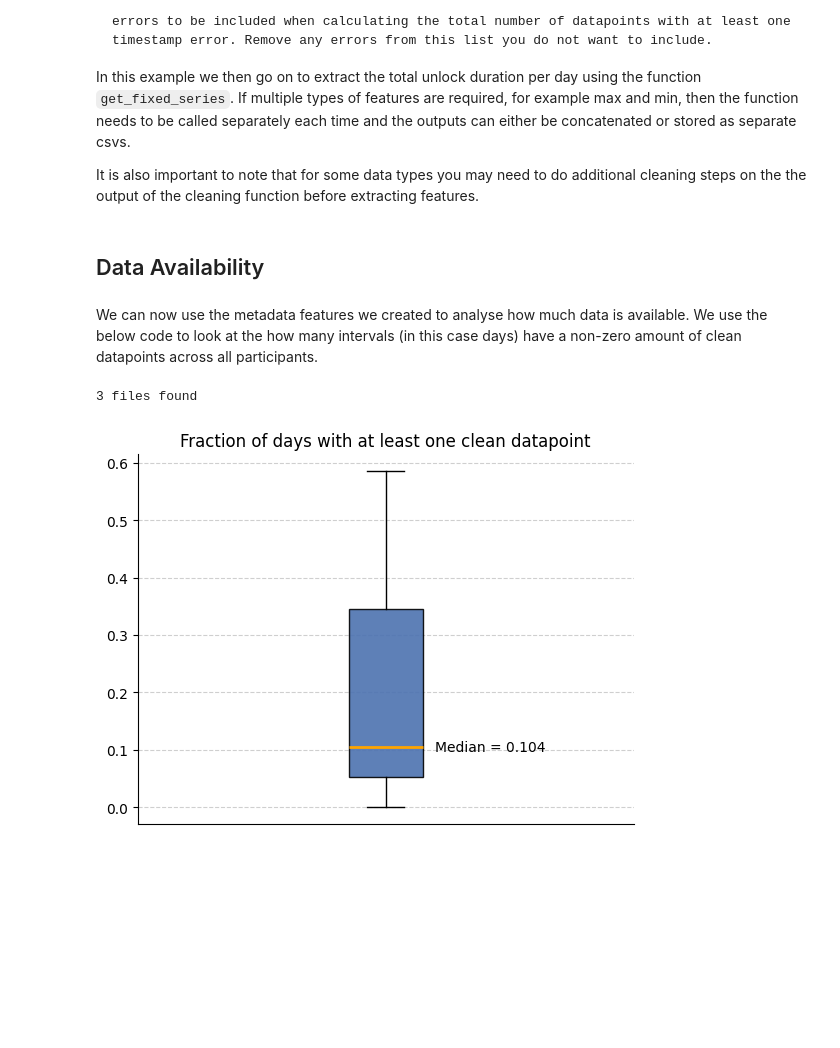
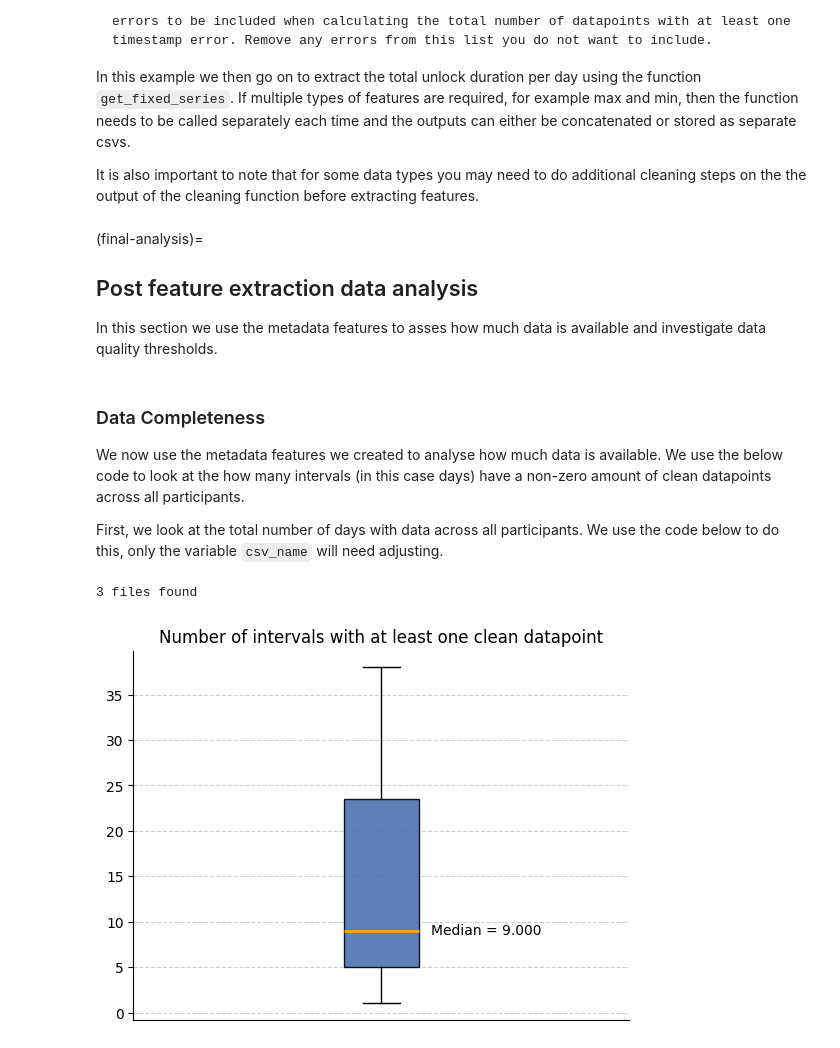
Before and after one commit to MentalHealthMission/data-book, a Jupyter notebook: content/general_template.ipynb, the cells around one changed output. Drawn from its saved outputs; the diff is of its cells as text; code cells hidden in the pictures; blank space fills up the shorter version.

Commit message:
Add final analysis section

```diff
--- a/content/general_template.ipynb
+++ b/content/general_template.ipynb
@@ -444,27 +446,30 @@ for file_path in files_list:
         + "_features.csv"
     )
 # %% [markdown]
-## Data Availability
+(final-analysis)=
+## Post feature extraction data analysis
+
+In this section we use the metadata features to asses how much data is available and investigate data quality thresholds.
 # %% [markdown]
-We can now use the metadata features we created to analyse how much data is
+### Data Completeness
+
+We now use the metadata features we created to analyse how much data is
 available. We use the below code to look at the how many intervals (in this case
 days) have a non-zero amount of clean datapoints across all participants.
+
+First, we look at the total number of days with data across all participants. We use the code below to do this, only the variable `csv_name` will need adjusting.
 # %%
-input_folder = output_folder  # The folder that contains all the site subfolders with the cleaned data and metadata features
-csv_name = "active_apple_healthkit_heart_rate_h_metadata"
+csv_name = "sensorkit_device_usage_D_metadata" # The name of the metadata files created above.
 files_list = helper_funcs.get_file_paths(
     input_folder, csv_name, Folder_structure=2, site_list=site_list
 )
-filter_field = "Coverage (secs) from clean datapoints"  # This can be changed if you want coverage from all datapoints
-
 all_participants = []
 for path in files_list:
     df = pd.read_csv(path)
-    all_participants.append(
-        1 - (len(df[df[filter_field] > 1800]) / len(df[filter_field]))
-    )
+    df["total clean datapoints"] = df["total counts"] - df["total timestamps with any error"]
+    all_participants.append(len(df[df["total clean datapoints"] > 0]))
 
-helper_funcs.draw_boxplot(df=all_participants, title="Fraction of days with at least one clean datapoint")
+helper_funcs.draw_boxplot(df=all_participants, title="Number of intervals with at least one clean datapoint")
 # %% [output]
 3 files found
-[figure, old version]
+[figure, new version]
```
Also changed, not shown: parts of 6 cells of this notebook, 4 other files.
